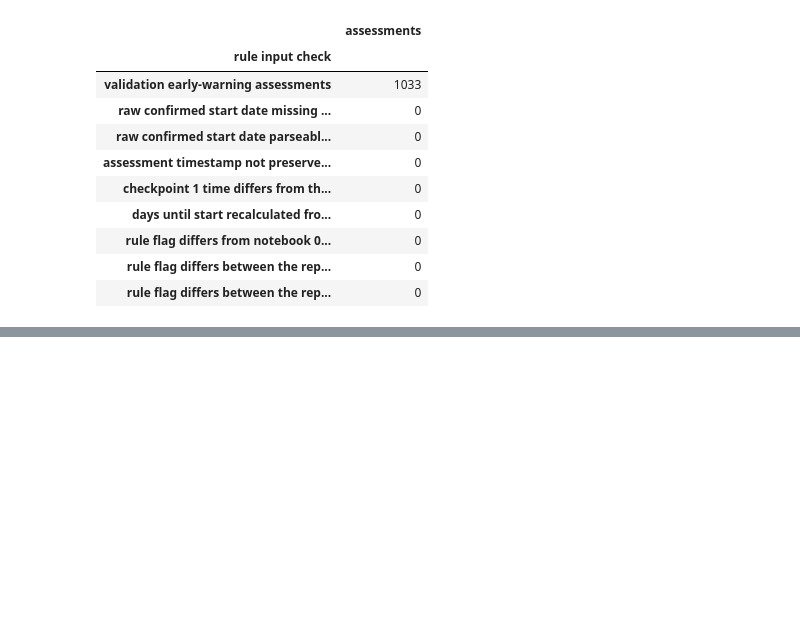
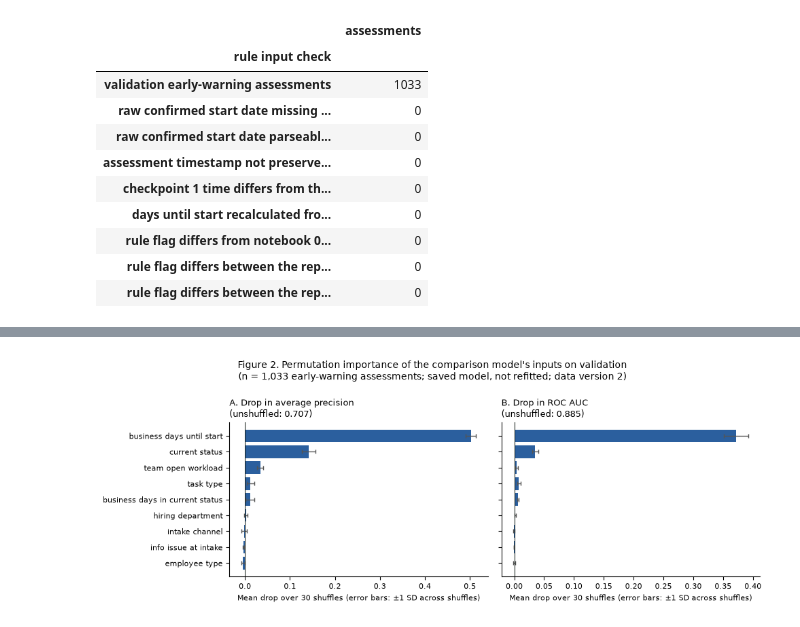
Before and after one commit to isabellemclean1001-blip/AIDA_Izzy_HR_Onboarding_Project-review, a Jupyter notebook: AIDA-1141/final-project/analysis/05_interpretation.ipynb, the cells around one changed output, grey strips where cells are left out. Drawn from its saved outputs; the diff is of its cells as text; code cells hidden in the pictures; blank space fills up the shorter version.

```diff
--- a/AIDA-1141/final-project/analysis/05_interpretation.ipynb
+++ b/AIDA-1141/final-project/analysis/05_interpretation.ipynb
@@ -297,0 +424,79 @@ assert (rule_audit.drop("validation early-warning assessments") == 0).all(), \
+# %%
+from sklearn.inspection import permutation_importance
+from sklearn.metrics import average_precision_score, roc_auc_score
+
+prepare, logreg = model.named_steps["prepare"], model.named_steps["model"]
+terms = pd.Series(logreg.coef_[0], index=prepare.get_feature_names_out())
+saved_coef = pd.read_csv(OUTPUT_DIR / "coefficients.csv").set_index("term")["coefficient"]
+assert np.allclose(terms.round(4), saved_coef.drop("intercept").loc[terms.index]), \
+    "The model's coefficients differ from notebook 02's saved table"
+
+scaling = pd.read_csv(OUTPUT_DIR / "numeric_scaling.csv").set_index("feature")
+encoding = pd.read_csv(OUTPUT_DIR / "category_encoding.csv").set_index("feature")
+rows = []
+for term, coef in terms.items():
+    kind, name = term.split("__", 1)
+    if kind == "numeric":
+        rows.append({"input": name, "level": "+1 training SD", "compared_with": f"SD = {scaling.at[name, 'training_sd']:.2f}",
+                     "coefficient": coef, "odds_multiplier": np.exp(coef)})
+        if name == "business_days_until_start":
+            per_day = coef / scaling.at[name, "training_scale"]
+            rows.append({"input": name, "level": "+1 business day", "compared_with": "one more day before the start",
+                         "coefficient": per_day, "odds_multiplier": np.exp(per_day)})
+    else:
+        feature = next(f for f in encoding.index if name.startswith(f + "_"))
+        rows.append({"input": feature, "level": name[len(feature) + 1:],
+                     "compared_with": f"reference: {encoding.at[feature, 'reference_category']}",
+                     "coefficient": coef, "odds_multiplier": np.exp(coef)})
+coef_table = pd.DataFrame(rows)
+coef_table.insert(0, "data_version", DATA_VERSION)
+coef_table.to_csv(OUTPUT_DIR / "coefficients_explained.csv", index=False)
+display(coef_table.drop(columns="data_version").round(3))
+
+# Permutation importance on validation, through the saved pipeline (shuffling raw inputs before preprocessing)
+X, y_true = v[FEATURES], v["y"]
+base = {"average_precision": average_precision_score(y_true, model.predict_proba(X)[:, 1]),
+        "roc_auc": roc_auc_score(y_true, model.predict_proba(X)[:, 1])}
+ranking_02 = pd.read_csv(OUTPUT_DIR / "validation_ranking.csv", index_col=0)      # notebook 02 (rounded)
+lr_02 = ranking_02.loc["Logistic regression (probability)"]
+assert np.isclose(round(base["roc_auc"], 3), lr_02["ROC AUC"]) \
+    and np.isclose(round(base["average_precision"], 4), lr_02["average precision"]), \
+    "Unshuffled scores differ from notebook 02's saved ranking results"
+N_REPEATS, PERM_SEED = 30, 2026
+perm = permutation_importance(model, X, y_true, scoring=list(base), n_repeats=N_REPEATS, random_state=PERM_SEED)
+importance = pd.DataFrame({
+    "input": FEATURES,
+    "average_precision_drop_mean": perm["average_precision"].importances_mean,
+    "average_precision_drop_sd": perm["average_precision"].importances_std,
+    "roc_auc_drop_mean": perm["roc_auc"].importances_mean,
+    "roc_auc_drop_sd": perm["roc_auc"].importances_std,
+}).sort_values("average_precision_drop_mean", ascending=False, ignore_index=True)
+importance.insert(0, "data_version", DATA_VERSION)
+importance["unshuffled_average_precision"] = base["average_precision"]
+importance["unshuffled_roc_auc"] = base["roc_auc"]
+importance["repeats"], importance["seed"] = N_REPEATS, PERM_SEED
+importance.to_csv(OUTPUT_DIR / "permutation_importance_validation.csv", index=False)
+print(f"Unshuffled validation scores: average precision {base['average_precision']:.3f}, "
+      f"ROC AUC {base['roc_auc']:.3f} ({N_REPEATS} shuffles per input, seed {PERM_SEED})")
+display(importance[["input", "average_precision_drop_mean", "average_precision_drop_sd",
+                    "roc_auc_drop_mean", "roc_auc_drop_sd"]].round(4))
+
+# Figure 2: drop in each score when one input is shuffled
+fig, axes = plt.subplots(1, 2, figsize=(10, 3.8), sharey=True)
+order = importance.iloc[::-1]
+labels = [f.replace("_", " ") for f in order["input"]]
+for ax, score, title in [(axes[0], "average_precision", "A. Drop in average precision"),
+                         (axes[1], "roc_auc", "B. Drop in ROC AUC")]:
+    ax.barh(labels, order[f"{score}_drop_mean"], xerr=order[f"{score}_drop_sd"], color="#2b5f9e",
+            error_kw={"ecolor": "#555555", "capsize": 2, "lw": 1})
+    ax.axvline(0, color="#18221d", lw=0.8)
+    ax.set_title(f"{title}\n(unshuffled: {base[score]:.3f})", fontsize=9, loc="left")
+    ax.set_xlabel("Mean drop over 30 shuffles (error bars: ±1 SD across shuffles)", fontsize=8)
+    ax.tick_params(labelsize=8)
+    ax.spines[["top", "right"]].set_visible(False)
+fig.suptitle("Figure 2. Permutation importance of the comparison model's inputs on validation\n"
+             f"(n = {len(v):,} early-warning assessments; saved model, not refitted; data version 2)", fontsize=10)
+fig.tight_layout()
+fig.savefig(OUTPUT_DIR / "permutation_importance_validation.png", dpi=150, bbox_inches="tight")
+plt.show()
+# %% [output]
@@ -297,0 +531 @@ assert (rule_audit.drop("validation early-warning assessments") == 0).all(), \
+[figure, added]
```
Also changed, not shown: parts of 7 cells of this notebook.
